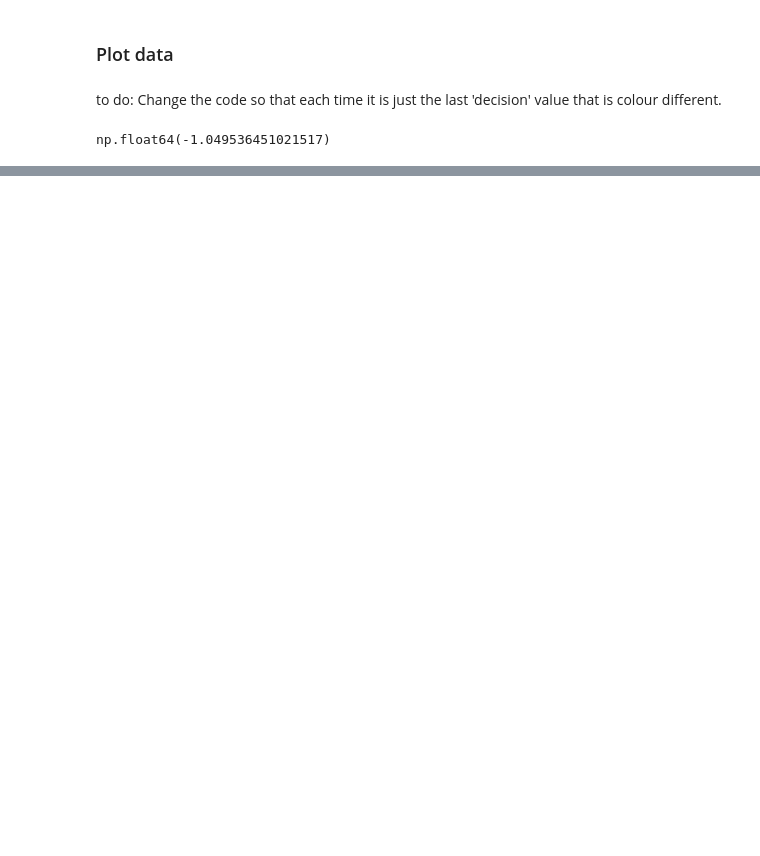
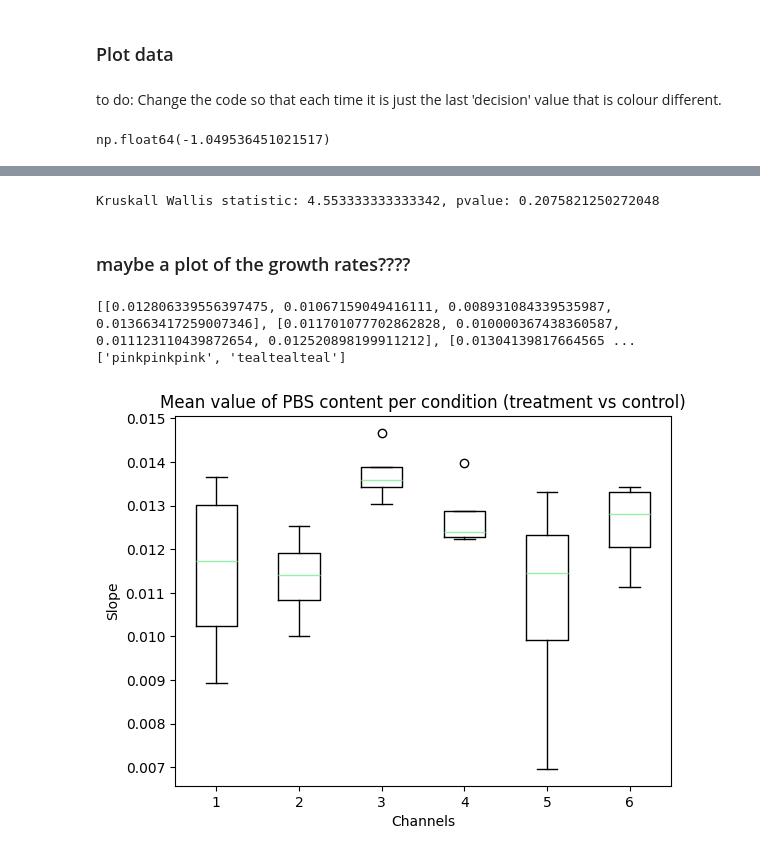
Before and after one commit to EvaPeet-sp/SystemsPractice, a Jupyter notebook: turbidostat.ipynb, the cells around one changed output, grey strips where cells are left out. Saved outputs shown, nothing was run; the diff lists cells and outputs as text; code cells hidden in the pictures; blank space fills up the shorter version.

```diff
--- a/turbidostat.ipynb
+++ b/turbidostat.ipynb
@@ -168,0 +182,10 @@ plt.show()
+# %%
+all_slopes = []
+
+# Check for normality
+for channel in df_coefs_old.channel.unique():
+    slopes = list(df_coefs_old[df_coefs_old["channel"] == channel]["slope"])
+    print(f"Normality of channel {channel}, {st.shapiro(slopes)}")
+    all_slopes.append(slopes)
+
+# one is not normally distributed so we do a kruskal wallis test
@@ -168,0 +199,29 @@ plt.show()
+# %%
+statistic , pvalue = st.kruskal(all_slopes)
+print(f'Kruskall Wallis statistic: {statistic}, pvalue: {pvalue}')
+
+# no significant difference the growth rates are the (roughly) same
+# %% [output]
+Kruskall Wallis statistic: 4.553333333333342, pvalue: 0.2075821250272048
+# %% [markdown]
+### maybe a plot of the growth rates????
+# %%
+print(all_slopes)
+
+# slopes_mean = [np.mean(slopes) for slopes in all_slopes]
+channels = [str(int(channel)) for channel in df_coefs_old.channel.unique()]
+
+labels = channels
+colors = ['pink' * 3 , 'teal' * 3]
+print(colors)
+
+
+plt.boxplot(all_slopes, )
+plt.xlabel('Channels')
+plt.ylabel('Slope')
+plt.title('Mean value of PBS content per condition (treatment vs control)')
+plt.show()
+# %% [output]
+[[0.012806339556397475, 0.01067159049416111, 0.008931084339535987, 0.013663417259007346], [0.011701077702862828, 0.010000367438360587, 0.011123110439872654, 0.012520898199911212], [0.01304139817664565 ...
+['pinkpinkpink', 'tealtealteal']
+[figure, added]
```
Also changed, not shown: parts of 6 cells of this notebook.
